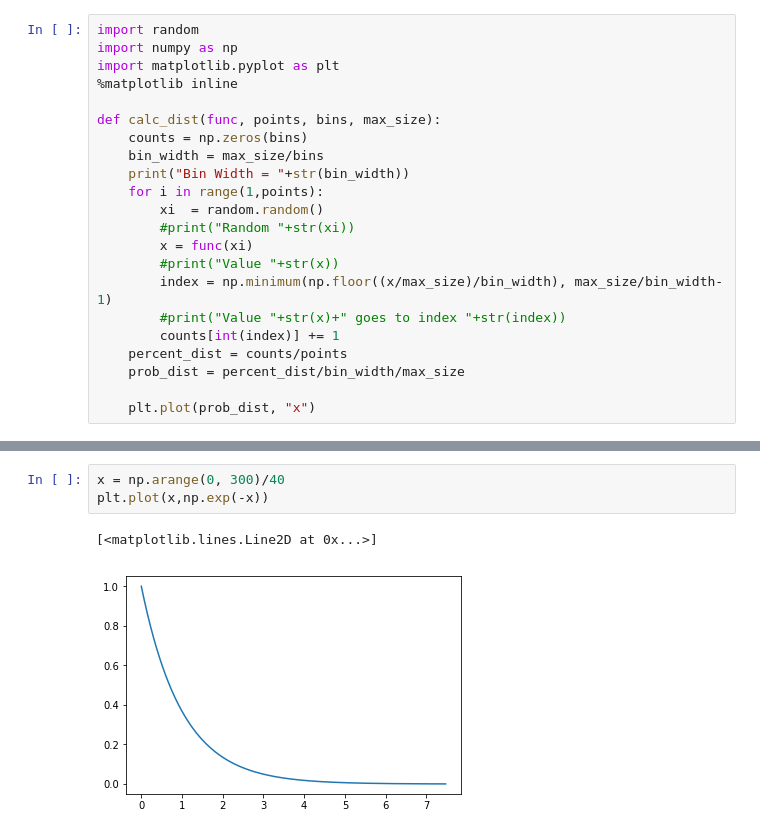
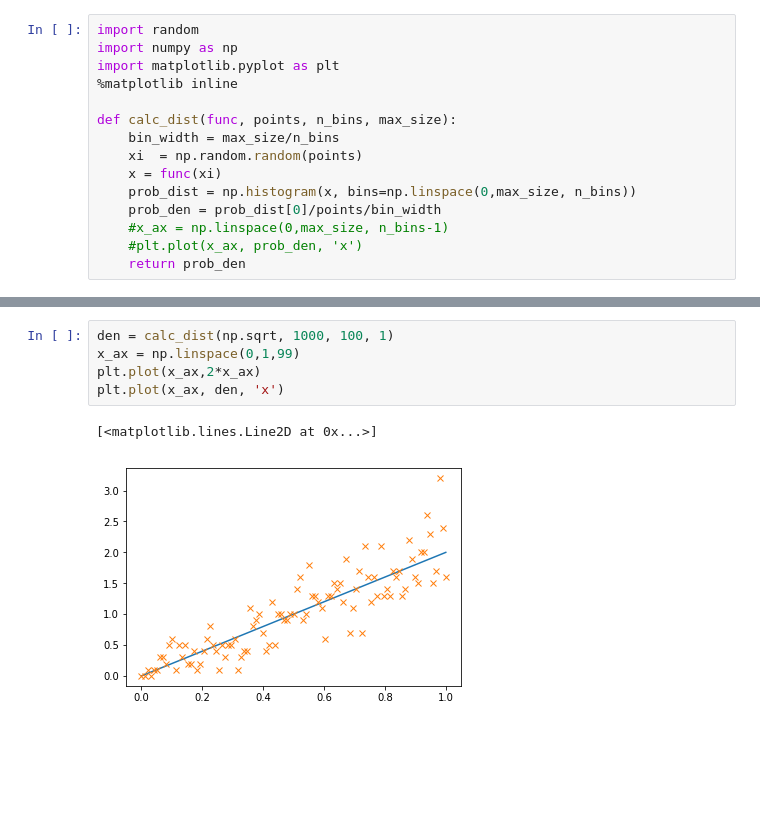
Before and after one commit to mwatwood-cu/monte_carlo_radiation, a Jupyter notebook: Monte Carlo Testing.ipynb, the cells around one changed output, grey strips where cells are left out. Cells and saved outputs as stored; diff of their text form; blank space fills up the shorter version.

```diff
--- a/Monte Carlo Testing.ipynb
+++ b/Monte Carlo Testing.ipynb
@@ -8,19 +4,12 @@ import numpy as np
 import matplotlib.pyplot as plt
 %matplotlib inline
 
-def calc_dist(func, points, bins, max_size):
-    counts = np.zeros(bins)
-    bin_width = max_size/bins
-    print("Bin Width = "+str(bin_width))
-    for i in range(1,points):
-        xi  = random.random()
-        #print("Random "+str(xi))
-        x = func(xi)
-        #print("Value "+str(x))
-        index = np.minimum(np.floor((x/max_size)/bin_width), max_size/bin_width-1)
-        #print("Value "+str(x)+" goes to index "+str(index))
-        counts[int(index)] += 1
-    percent_dist = counts/points
-    prob_dist = percent_dist/bin_width/max_size
-
-    plt.plot(prob_dist, "x")
+def calc_dist(func, points, n_bins, max_size):
+    bin_width = max_size/n_bins
+    xi  = np.random.random(points)
+    x = func(xi)
+    prob_dist = np.histogram(x, bins=np.linspace(0,max_size, n_bins))
+    prob_den = prob_dist[0]/points/bin_width
+    #x_ax = np.linspace(0,max_size, n_bins-1)
+    #plt.plot(x_ax, prob_den, 'x')
+    return prob_den
@@ -39,6 +16,8 @@ Bin Width = 0.003
-# %%
-x = np.arange(0, 300)/40
-plt.plot(x,np.exp(-x))
-# %% [output]
-[<matplotlib.lines.Line2D at 0x...>]
-[figure, removed]
+# %%
+den = calc_dist(np.sqrt, 1000, 100, 1)
+x_ax = np.linspace(0,1,99)
+plt.plot(x_ax,2*x_ax)
+plt.plot(x_ax, den, 'x')
+# %% [output]
+[<matplotlib.lines.Line2D at 0x...>]
+[figure, added]
```
Also changed, not shown: parts of 8 cells of this notebook.
